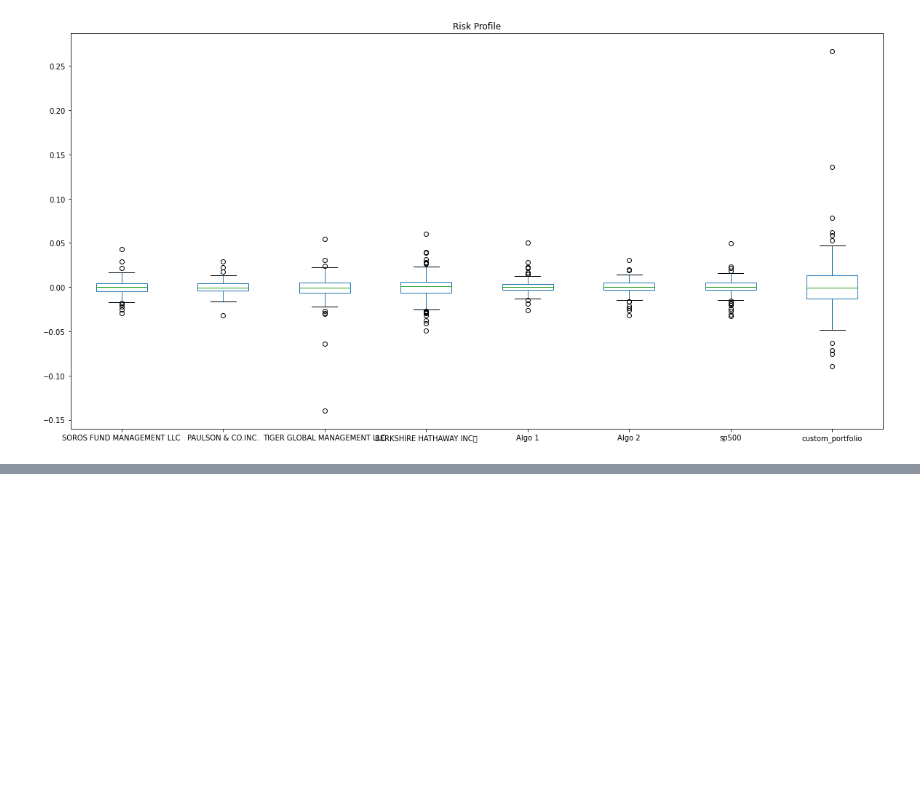
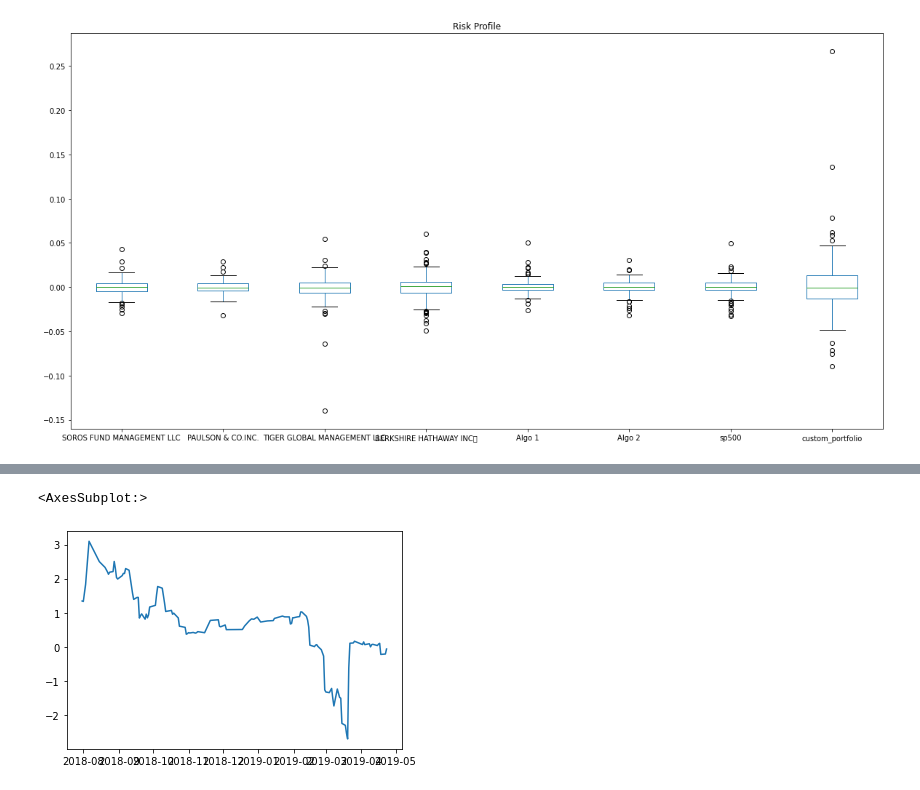
Before and after one commit to SeminoleCasa/hw-3, a Jupyter notebook: whale_analysis.ipynb, the cells around one changed output, grey strips where cells are left out. Saved outputs shown, nothing was run; the diff lists cells and outputs as text; code cells hidden in the pictures; blank space fills up the shorter version.

```diff
--- a/whale_analysis.ipynb
+++ b/whale_analysis.ipynb
@@ -559,0 +577,9 @@ custom_portfolio             0.548915
+# %%
+# Beta
+rolling_covariance = all_returns['custom_portfolio'].rolling(window=21).cov(all_returns['sp500'])
+rolling_variance = all_returns['sp500'].rolling(window=21).var()
+custom_returns_beta = rolling_covariance / rolling_variance
+custom_returns_beta.plot()
+# %% [output]
+<AxesSubplot:>
+[figure, added]
```
Also changed, not shown: parts of 8 cells of this notebook.
